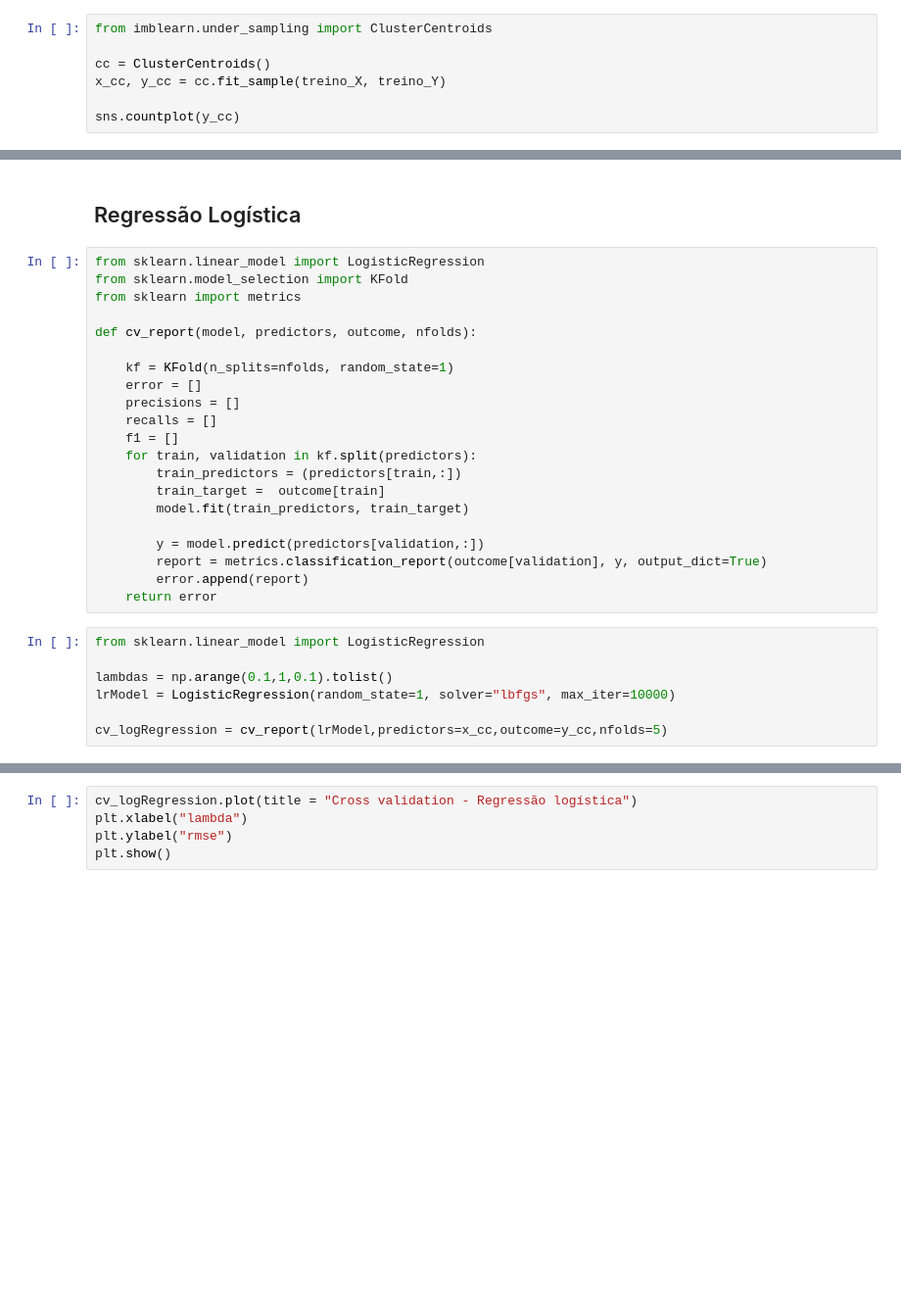
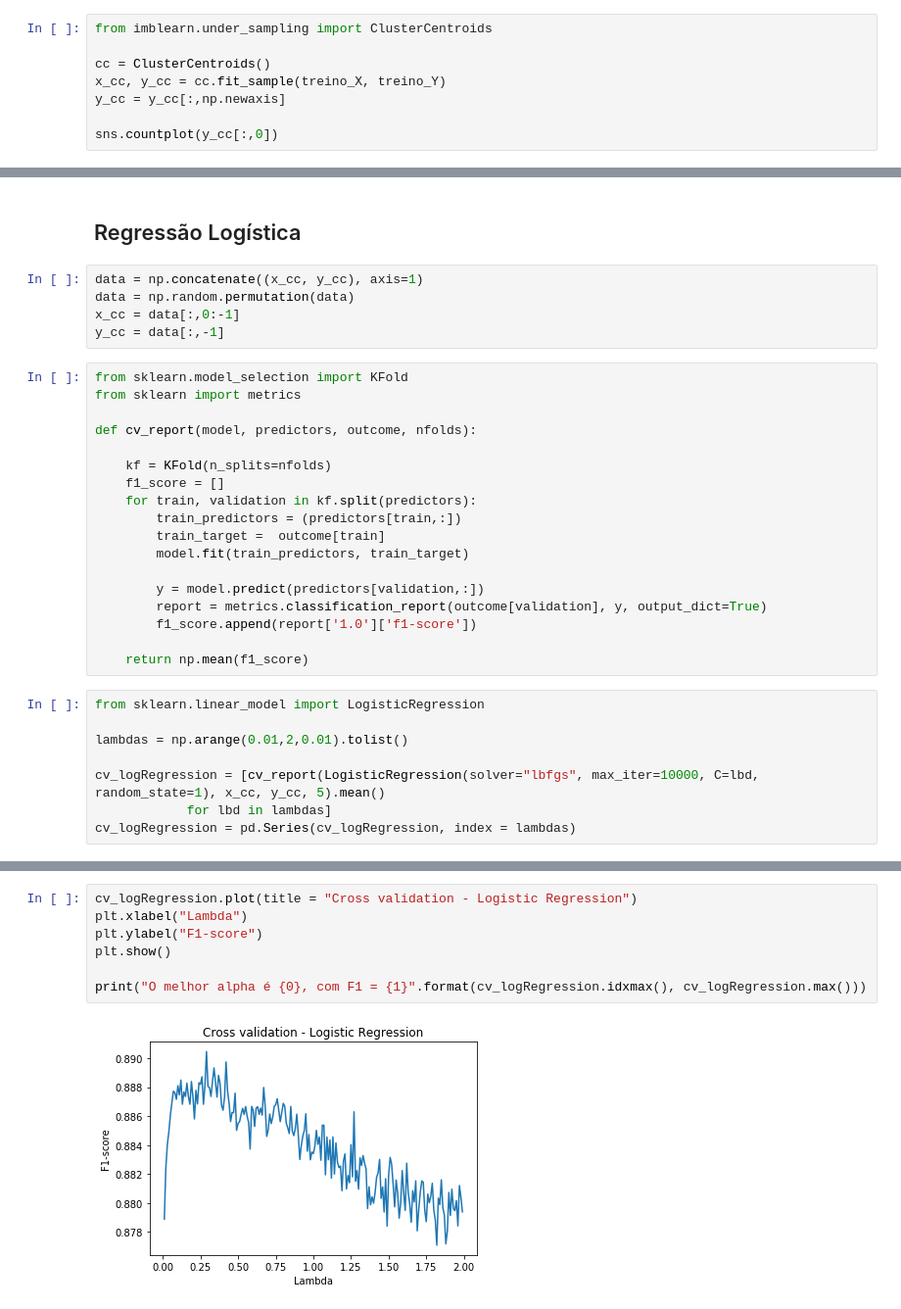
Before and after one commit to RenatoEly/aprendizagemDeMaquina, a Jupyter notebook: Ex4/previsao_deputados.ipynb, the cells around one changed output, grey strips where cells are left out. Shown at 98% size. Drawn from its saved outputs; the diff is of its cells as text; blank space fills up the shorter version.

Commit message:
Função de cross validation usando a métrica f1 com dados escolhidos aleatoriamente

```diff
--- a/Ex4/previsao_deputados.ipynb
+++ b/Ex4/previsao_deputados.ipynb
@@ -36,8 +36,9 @@ from imblearn.under_sampling import ClusterCentroids
 
 cc = ClusterCentroids()
 x_cc, y_cc = cc.fit_sample(treino_X, treino_Y)
+y_cc = y_cc[:,np.newaxis]
 
-sns.countplot(y_cc)
+sns.countplot(y_cc[:,0])
 # %% [output]
 <matplotlib.axes._subplots.AxesSubplot at 0x...>
 [figure]
@@ -47,18 +48,19 @@ Com a mesma quantidade de instâncias entre as duas classes, a chance de o model
 A seguir inicio o treinamento de alguns modelos a partir dos dados filtrados.
 # %% [markdown]
 ## Regressão Logística
+# %%
+data = np.concatenate((x_cc, y_cc), axis=1)
+data = np.random.permutation(data)
+x_cc = data[:,0:-1]
+y_cc = data[:,-1]
 # %%
-from sklearn.linear_model import LogisticRegression
 from sklearn.model_selection import KFold
 from sklearn import metrics
 
 def cv_report(model, predictors, outcome, nfolds):
 
-    kf = KFold(n_splits=nfolds, random_state=1)
-    error = []
-    precisions = []
-    recalls = []
-    f1 = []
+    kf = KFold(n_splits=nfolds)
+    f1_score = []
     for train, validation in kf.split(predictors):
         train_predictors = (predictors[train,:])
         train_target =  outcome[train]
@@ -66,12 +68,14 @@ def cv_report(model, predictors, outcome, nfolds):
 
         y = model.predict(predictors[validation,:])
         report = metrics.classification_report(outcome[validation], y, output_dict=True)
-        error.append(report)
-    return error
+        f1_score.append(report['1.0']['f1-score'])
+
+    return np.mean(f1_score)
 # %%
 from sklearn.linear_model import LogisticRegression
 
-lambdas = np.arange(0.1,1,0.1).tolist()
-lrModel = LogisticRegression(random_state=1, solver="lbfgs", max_iter=10000)
+lambdas = np.arange(0.01,2,0.01).tolist()
 
-cv_logRegression = cv_report(lrModel,predictors=x_cc,outcome=y_cc,nfolds=5)
+cv_logRegression = [cv_report(LogisticRegression(solver="lbfgs", max_iter=10000, C=lbd, random_state=1), x_cc, y_cc, 5).mean()
+            for lbd in lambdas]
+cv_logRegression = pd.Series(cv_logRegression, index = lambdas)
@@ -92,5 +82,9 @@ print(lgReg.predict(treino_X))
 # %%
-cv_logRegression.plot(title = "Cross validation - Regressão logística")
-plt.xlabel("lambda")
-plt.ylabel("rmse")
+cv_logRegression.plot(title = "Cross validation - Logistic Regression")
+plt.xlabel("Lambda")
+plt.ylabel("F1-score")
 plt.show()
+
+print("O melhor alpha é {0}, com F1 = {1}".format(cv_logRegression.idxmax(), cv_logRegression.max()))
+# %% [output]
+[figure, added]
```
Also changed, not shown: parts of 4 cells of this notebook, 1 other file.
